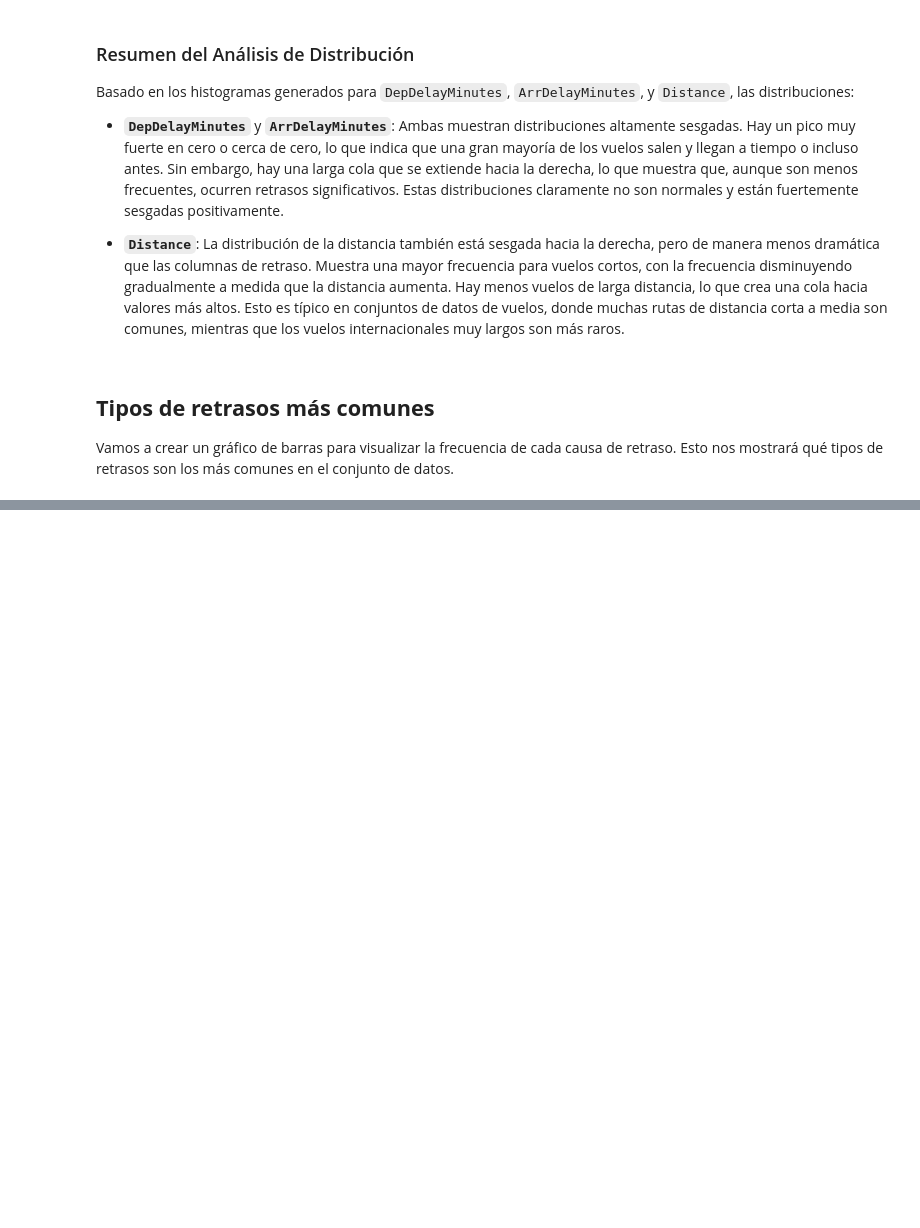
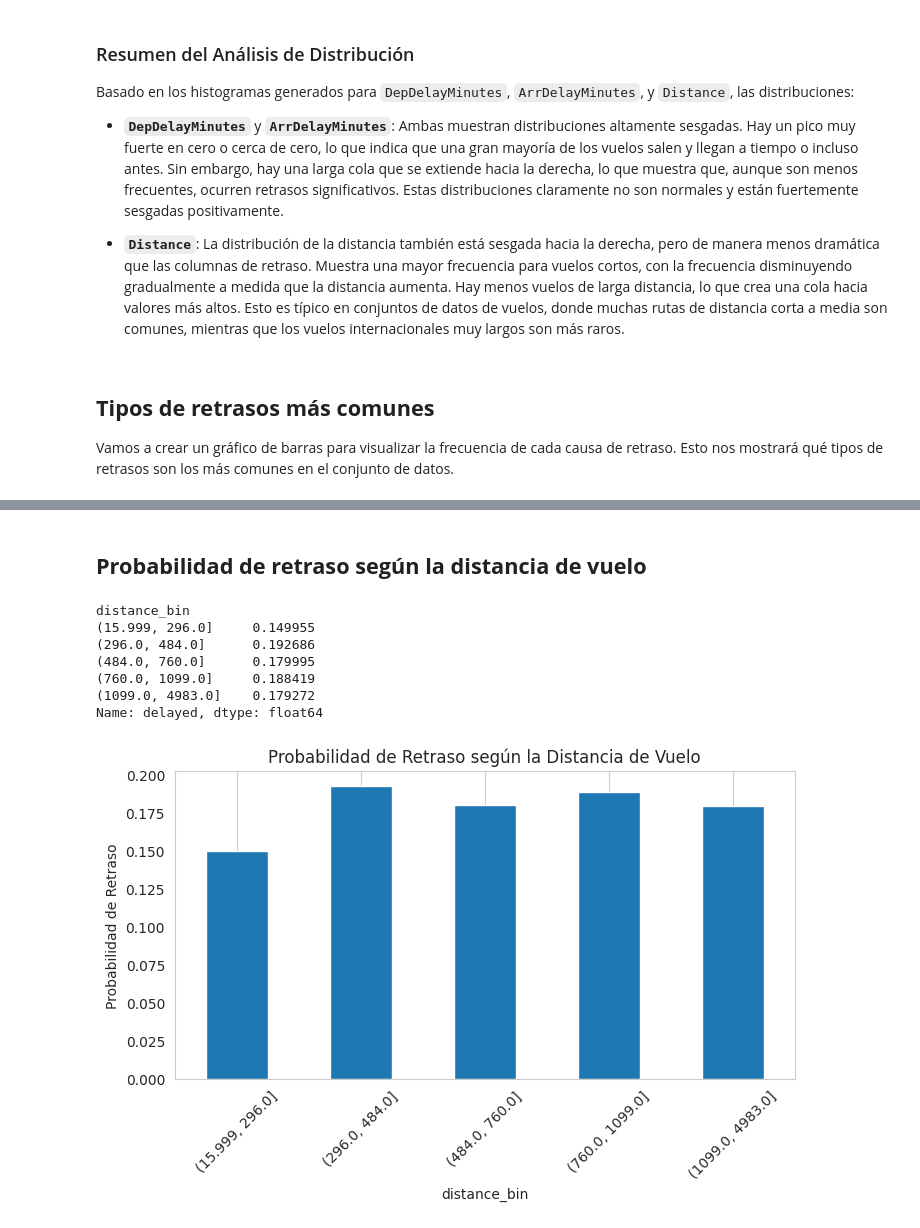
Before and after one commit to sunnyday2/flight_on_time, a Jupyter notebook: flightontime_hackaton_e32_alura_latam.ipynb, the cells around one changed output, grey strips where cells are left out. Drawn from its saved outputs; the diff is of its cells as text; code cells hidden in the pictures; blank space fills up the shorter version.

```diff
--- a/flightontime_hackaton_e32_alura_latam.ipynb
+++ b/flightontime_hackaton_e32_alura_latam.ipynb
@@ -550,0 +624,34 @@ Passing `palette` without assigning `hue` is deprecated and will be removed in v
+# %% [markdown]
+## **Probabilidad de retraso según la distancia de vuelo**
+# %%
+import pandas as pd
+import matplotlib.pyplot as plt
+
+# Crear bins de distancia (5 quintiles)
+df_numeric["distance_bin"] = pd.qcut(df_numeric["Distance"], q=5) # Corrected: 'distance' to 'Distance'
+
+# Calcular probabilidad de retraso por rango de distancia
+distance_delay = (
+    df_numeric.groupby("distance_bin", observed=True)["delayed"]
+    .mean()
+)
+
+
+print(distance_delay)
+
+plt.figure(figsize=(8,4))
+distance_delay.plot(kind="bar")
+plt.title("Probabilidad de Retraso según la Distancia de Vuelo")
+plt.ylabel("Probabilidad de Retraso")
+plt.xticks(rotation=45)
+plt.grid(axis="y")
+plt.show()
+# %% [output]
+distance_bin
+(15.999, 296.0]     0.149955
+(296.0, 484.0]      0.192686
+(484.0, 760.0]      0.179995
+(760.0, 1099.0]     0.188419
+(1099.0, 4983.0]    0.179272
+Name: delayed, dtype: float64
+[figure, added]
```
Also changed, not shown: parts of 23 cells of this notebook.
